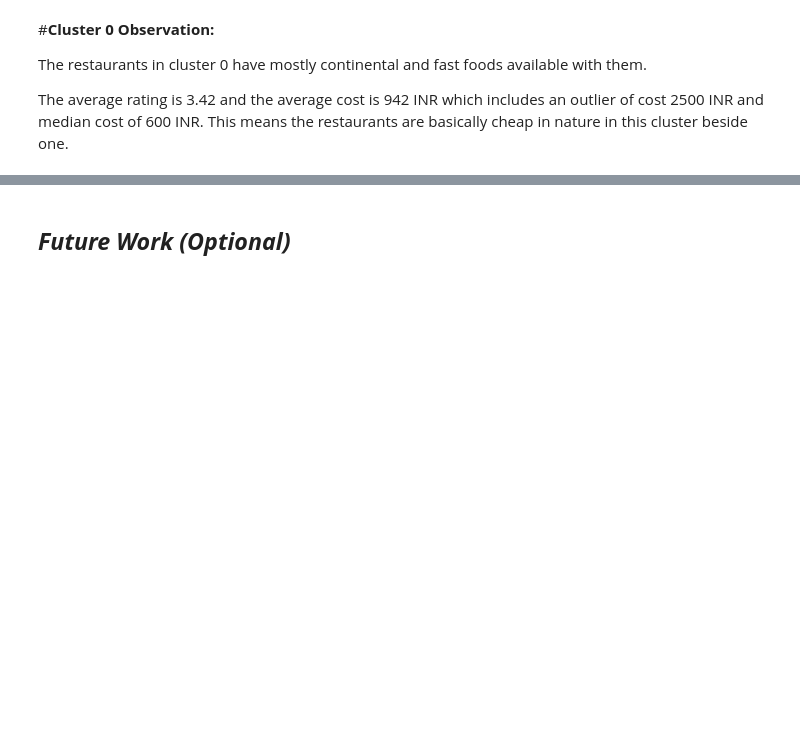
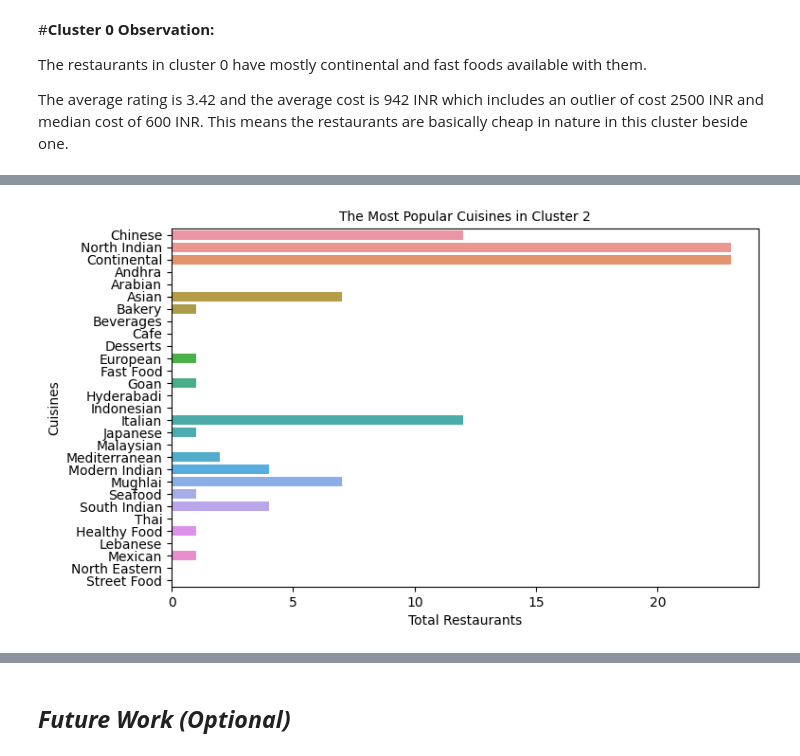
Before and after one commit to vak1997/Zomato-Restaurant-Clustering-and-Sentiment-Analysis, a Jupyter notebook: Zomato_Restaurant_Clustering_and_Sentiment_Analysis.ipynb, the cells around one changed output, grey strips where cells are left out. Cells and saved outputs as stored; diff of their text form; code cells hidden in the pictures; blank space fills up the shorter version.

```diff
--- a/Zomato_Restaurant_Clustering_and_Sentiment_Analysis.ipynb
+++ b/Zomato_Restaurant_Clustering_and_Sentiment_Analysis.ipynb
@@ -1314,0 +1308,5 @@ Answer Here.
+# %%
+#visualizing cuisines in cluster 2
+cluster_cuisines(names_df[names_df['label']==2],'Cluster 2')
+# %% [output]
+[figure, added]
```
Also changed, not shown: parts of 61 cells of this notebook.
